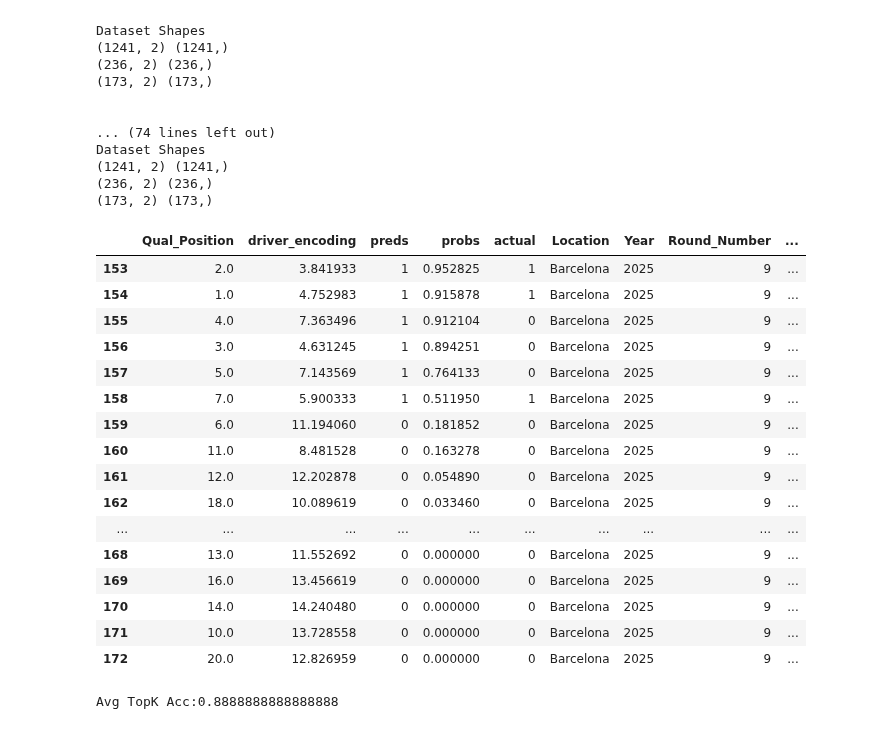
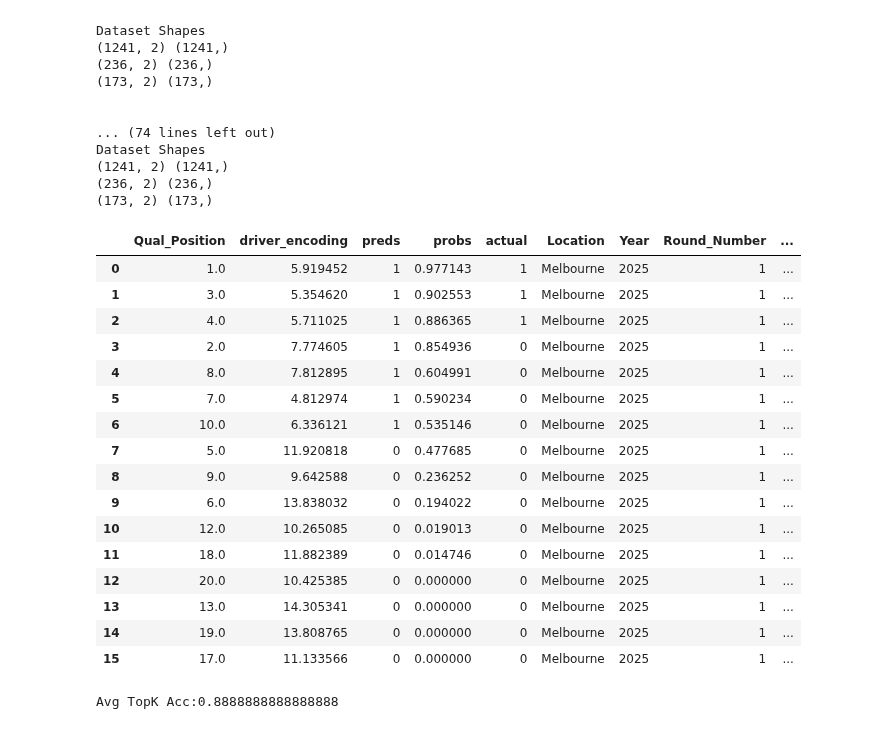
Before and after one commit to rohank36/f1, a Jupyter notebook: experiment.ipynb, the cells around one changed output. Saved outputs shown, nothing was run; the diff lists cells and outputs as text; code cells hidden in the pictures.

```diff
--- a/experiment.ipynb
+++ b/experiment.ipynb
@@ -28,26 +28,26 @@ Dataset Shapes
 (236, 2) (236,)
 (173, 2) (173,)
 # %%
-#wf[(wf["Round_Number"]==7)]
-wf[(wf["Location"]=="Barcelona")]
+wf[(wf["Round_Number"]==1)]
+#wf[(wf["Location"]=="Barcelona")]
 # %% [output]
 |  | Qual_Position | driver_encoding | preds | probs | actual | Location | Year | Round_Number | ... |
-| 153 | 2.0 | 3.841933 | 1 | 0.952825 | 1 | Barcelona | 2025 | 9 | ... |
-| 154 | 1.0 | 4.752983 | 1 | 0.915878 | 1 | Barcelona | 2025 | 9 | ... |
-| 155 | 4.0 | 7.363496 | 1 | 0.912104 | 0 | Barcelona | 2025 | 9 | ... |
-| 156 | 3.0 | 4.631245 | 1 | 0.894251 | 0 | Barcelona | 2025 | 9 | ... |
-| 157 | 5.0 | 7.143569 | 1 | 0.764133 | 0 | Barcelona | 2025 | 9 | ... |
-| 158 | 7.0 | 5.900333 | 1 | 0.511950 | 1 | Barcelona | 2025 | 9 | ... |
-| 159 | 6.0 | 11.194060 | 0 | 0.181852 | 0 | Barcelona | 2025 | 9 | ... |
-| 160 | 11.0 | 8.481528 | 0 | 0.163278 | 0 | Barcelona | 2025 | 9 | ... |
-| 161 | 12.0 | 12.202878 | 0 | 0.054890 | 0 | Barcelona | 2025 | 9 | ... |
-| 162 | 18.0 | 10.089619 | 0 | 0.033460 | 0 | Barcelona | 2025 | 9 | ... |
-| ... | ... | ... | ... | ... | ... | ... | ... | ... | ... |
-| 168 | 13.0 | 11.552692 | 0 | 0.000000 | 0 | Barcelona | 2025 | 9 | ... |
-| 169 | 16.0 | 13.456619 | 0 | 0.000000 | 0 | Barcelona | 2025 | 9 | ... |
-| 170 | 14.0 | 14.240480 | 0 | 0.000000 | 0 | Barcelona | 2025 | 9 | ... |
-| 171 | 10.0 | 13.728558 | 0 | 0.000000 | 0 | Barcelona | 2025 | 9 | ... |
-| 172 | 20.0 | 12.826959 | 0 | 0.000000 | 0 | Barcelona | 2025 | 9 | ... |
+| 0 | 1.0 | 5.919452 | 1 | 0.977143 | 1 | Melbourne | 2025 | 1 | ... |
+| 1 | 3.0 | 5.354620 | 1 | 0.902553 | 1 | Melbourne | 2025 | 1 | ... |
+| 2 | 4.0 | 5.711025 | 1 | 0.886365 | 1 | Melbourne | 2025 | 1 | ... |
+| 3 | 2.0 | 7.774605 | 1 | 0.854936 | 0 | Melbourne | 2025 | 1 | ... |
+| 4 | 8.0 | 7.812895 | 1 | 0.604991 | 0 | Melbourne | 2025 | 1 | ... |
+| 5 | 7.0 | 4.812974 | 1 | 0.590234 | 0 | Melbourne | 2025 | 1 | ... |
+| 6 | 10.0 | 6.336121 | 1 | 0.535146 | 0 | Melbourne | 2025 | 1 | ... |
+| 7 | 5.0 | 11.920818 | 0 | 0.477685 | 0 | Melbourne | 2025 | 1 | ... |
+| 8 | 9.0 | 9.642588 | 0 | 0.236252 | 0 | Melbourne | 2025 | 1 | ... |
+| 9 | 6.0 | 13.838032 | 0 | 0.194022 | 0 | Melbourne | 2025 | 1 | ... |
+| 10 | 12.0 | 10.265085 | 0 | 0.019013 | 0 | Melbourne | 2025 | 1 | ... |
+| 11 | 18.0 | 11.882389 | 0 | 0.014746 | 0 | Melbourne | 2025 | 1 | ... |
+| 12 | 20.0 | 10.425385 | 0 | 0.000000 | 0 | Melbourne | 2025 | 1 | ... |
+| 13 | 13.0 | 14.305341 | 0 | 0.000000 | 0 | Melbourne | 2025 | 1 | ... |
+| 14 | 19.0 | 13.808765 | 0 | 0.000000 | 0 | Melbourne | 2025 | 1 | ... |
+| 15 | 17.0 | 11.133566 | 0 | 0.000000 | 0 | Melbourne | 2025 | 1 | ... |
 # %%
 wf_get_topk_acc(wf)
 # %% [output]
```
Also changed, not shown: 8 other files.
